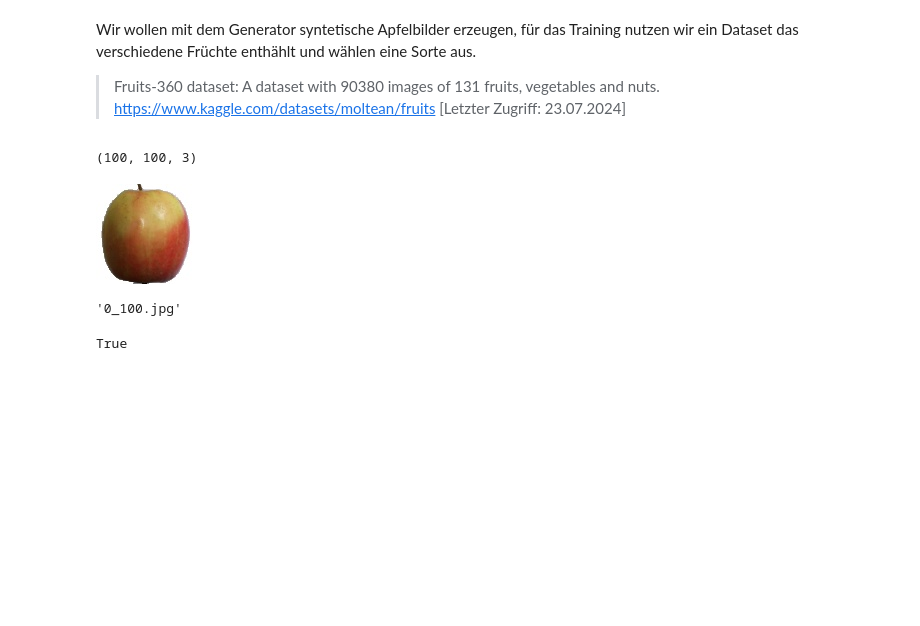
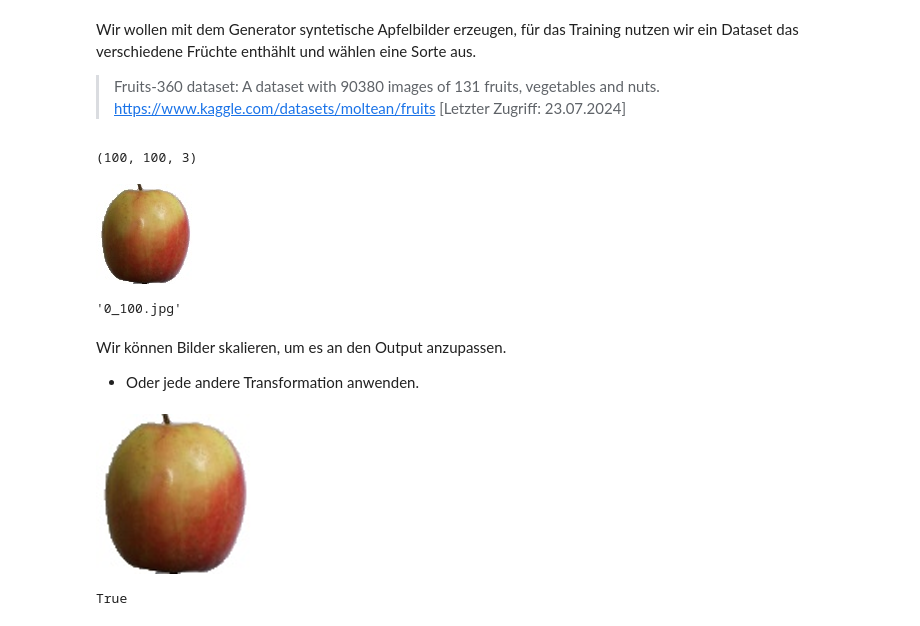
Before and after one commit to as8345s/GenAI_LangChain_Content, a Jupyter notebook: GAN/GAN-CNN.ipynb, the cells around one changed output. Saved outputs shown, nothing was run; the diff lists cells and outputs as text; code cells hidden in the pictures; blank space fills up the shorter version.

```diff
--- a/GAN/GAN-CNN.ipynb
+++ b/GAN/GAN-CNN.ipynb
@@ -51,5 +55,16 @@ appleimage_names = os.listdir(url)
 appleimage_names[0]
 # %% [output]
 '0_100.jpg'
+# %% [markdown]
+Wir können Bilder skalieren, um es an den Output anzupassen.
+- Oder jede andere Transformation anwenden.
+# %%
+img_scaled = cv2.imread(url+"0_100.jpg")
+res = cv2.resize(img_scaled, dsize=(160, 160), interpolation=cv2.INTER_CUBIC)
+res = cv2.cvtColor(res, cv2.COLOR_BGR2RGB)
+type(res)
+PIL.Image.fromarray(res)
+# %% [output]
+[figure, added]
 # %%
 # Erstelle Numpy Dataset
```
Also changed, not shown: parts of 38 cells of this notebook.
